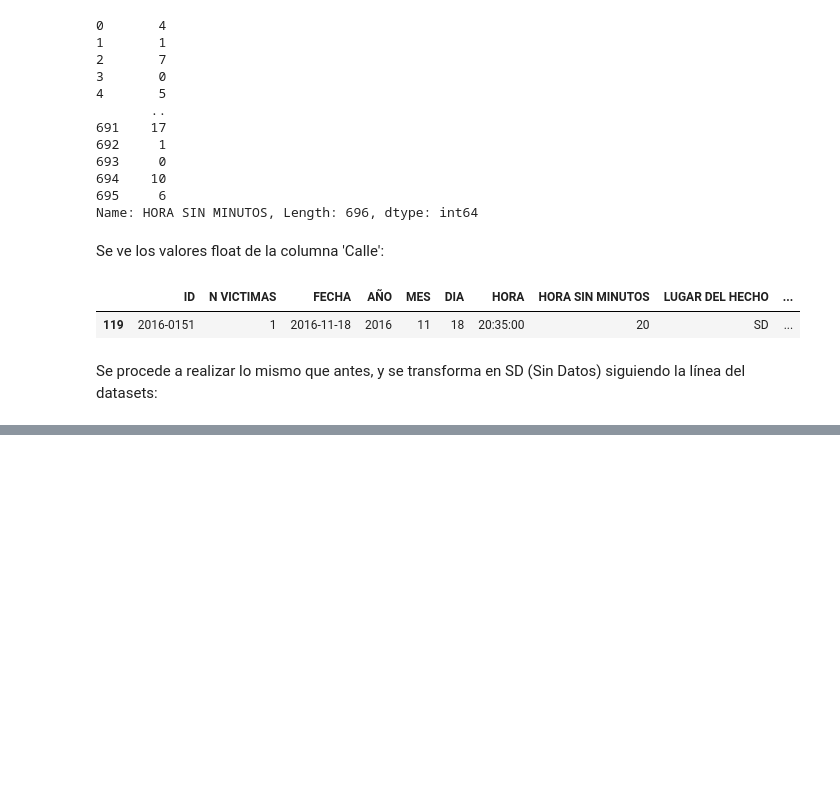
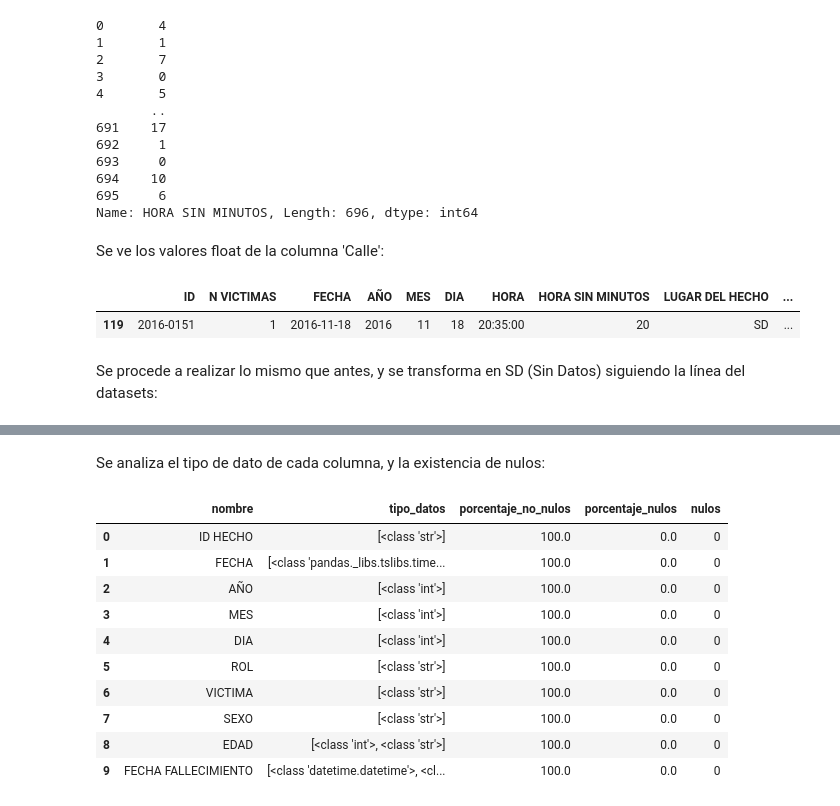
Before and after one commit to camillaneza/PI2_Siniestros_Viales, a Jupyter notebook: ETL.ipynb, the cells around one changed output, grey strips where cells are left out. Cells and saved outputs as stored; diff of their text form; code cells hidden in the pictures; blank space fills up the shorter version.

```diff
--- a/ETL.ipynb
+++ b/ETL.ipynb
@@ -373,0 +450,16 @@ Funciones.verificar_tipo_datos(df_homicidios_hechos)
+# %% [markdown]
+Se analiza el tipo de dato de cada columna, y la existencia de nulos:
+# %%
+Funciones.verificar_tipo_datos(df_homicidios_victimas)
+# %% [output]
+|  | nombre | tipo_datos | porcentaje_no_nulos | porcentaje_nulos | nulos |
+| 0 | ID HECHO | [<class 'str'>] | 100.0 | 0.0 | 0 |
+| 1 | FECHA | [<class 'pandas._libs.tslibs.time... | 100.0 | 0.0 | 0 |
+| 2 | AÑO | [<class 'int'>] | 100.0 | 0.0 | 0 |
+| 3 | MES | [<class 'int'>] | 100.0 | 0.0 | 0 |
+| 4 | DIA | [<class 'int'>] | 100.0 | 0.0 | 0 |
+| 5 | ROL | [<class 'str'>] | 100.0 | 0.0 | 0 |
+| 6 | VICTIMA | [<class 'str'>] | 100.0 | 0.0 | 0 |
+| 7 | SEXO | [<class 'str'>] | 100.0 | 0.0 | 0 |
+| 8 | EDAD | [<class 'int'>, <class 'str'>] | 100.0 | 0.0 | 0 |
+| 9 | FECHA FALLECIMIENTO | [<class 'datetime.datetime'>, <cl... | 100.0 | 0.0 | 0 |
```
Also changed, not shown: parts of 21 cells of this notebook.
